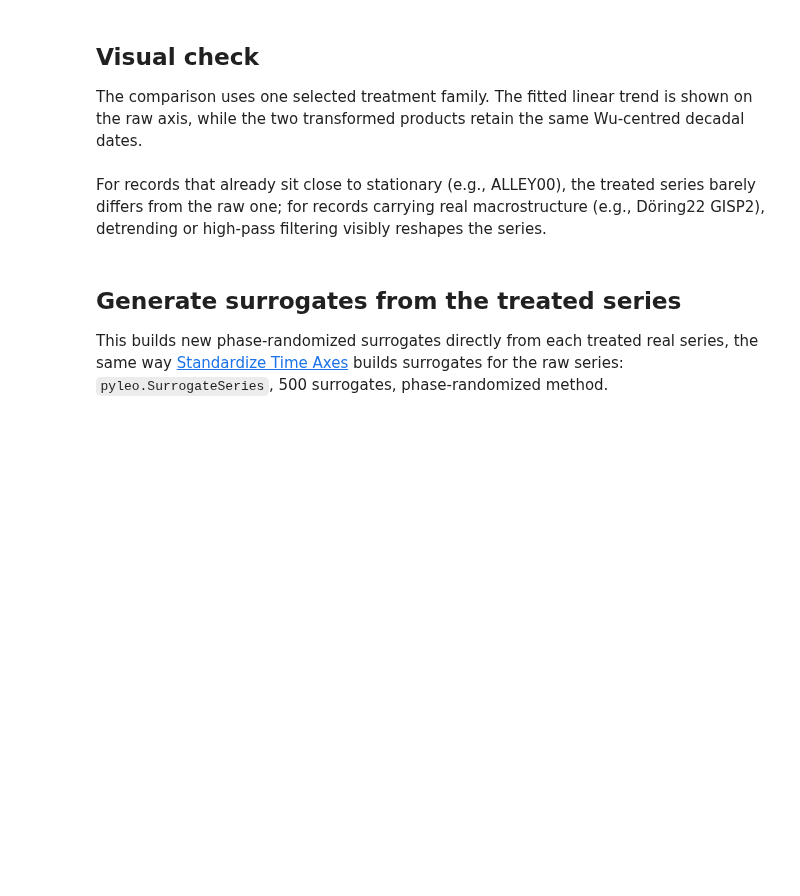
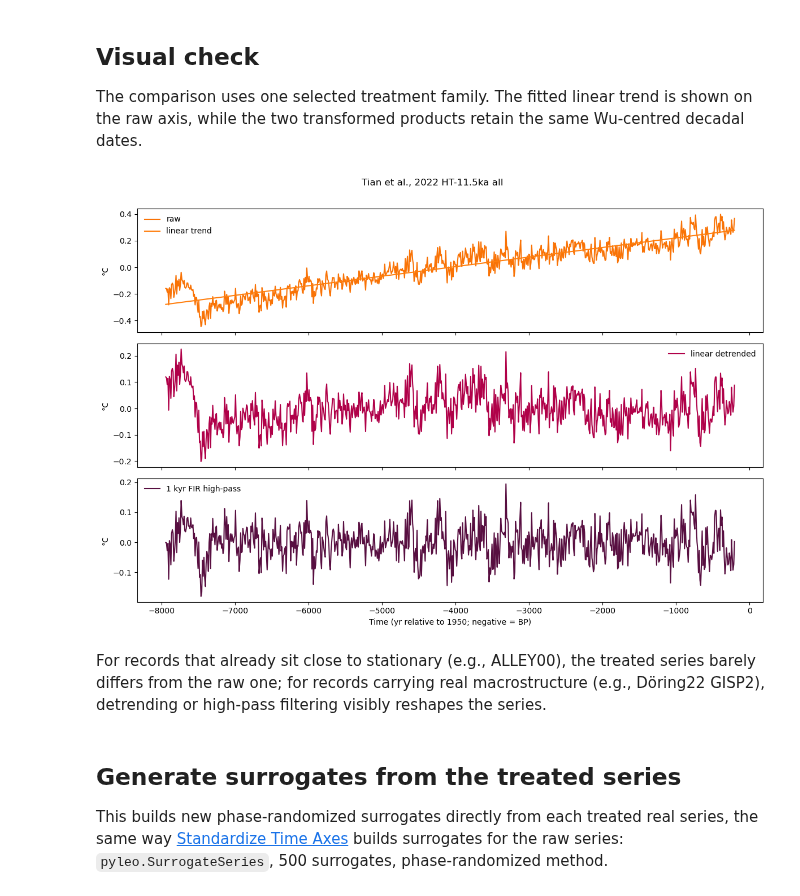
Before and after one commit to LinkedEarth/hol_temp_tsi_ccm_pb, a Jupyter notebook: notebooks/0_Datasets/2_setup__detrend_highpass_1kyr.ipynb, the cells around one changed output. Saved outputs shown, nothing was run; the diff lists cells and outputs as text; code cells hidden in the pictures; blank space fills up the shorter version.

```diff
--- a/notebooks/0_Datasets/2_setup__detrend_highpass_1kyr.ipynb
+++ b/notebooks/0_Datasets/2_setup__detrend_highpass_1kyr.ipynb
@@ -92,7 +104,7 @@ def fir_highpass_values(values, time, period_years=1_000):
     """Apply the reference 1 kyr FIR high-pass filter to a regular series."""
     dt_years = np.median(np.diff(np.asarray(time, dtype=float)))
     sampling_frequency = 1 / dt_years
-    return pyleo.utils.tsutils.firwin(
+    return pyleo.utils.filter.firwin(
         np.asarray(values, dtype=float),
         fc=np.array([1 / period_years, 0.99 * 0.5 * sampling_frequency]),
         fs=sampling_frequency, pad='reflect',
@@ -149,9 +172,9 @@ Same source/treatment color scheme as Fig. S5 ([Raw Data & Power Spectra (Figure
 # %%
 palette_var_groups = {
     "GMST": ["tian22ht115kaallgmst", "erb22dagmst"],
-    "temp": ["alley00gisp2multiproxy", "doering22gisp2t15n", "martin24gisp2tanom", "martin24ngriptanom"],
-    "d18O": ["seierstad14gisp2d18o", "seierstad14ngrip1d18o"],
-    "TSI": ["wu18tsianom", "vieira11tsianom"],
+    "temp": ["alley00gisp2multiproxy", "gisp2alley00tanom", "doering22gisp2t15n", "gisp2doering22t15n", "martin24gisp2tanom", "gisp2martin24tanom", "martin24ngriptanom", "ngripmartin24tanom"],
+    "d18O": ["seierstad14gisp2d18o", "gisp2seierstad14d18o", "seierstad14ngrip1d18o", "ngrip1seierstad14d18o"],
+    "TSI": ["wu18tsianom", "wu18tsi", "vieira11tsianom", "vieira11tsi"],
 }
 
 group_palette_triples = {
@@ -166,11 +189,6 @@ source_to_group = {
     for group_name, source_keys in palette_var_groups.items()
     for source_key in source_keys
 }
-
-def treatment_color(var_object):
-    """Look up this variable's Fig. S5 color by its source group and treatment."""
-    group_name = source_to_group.get(var_object.source_key)
-    return group_palette_triples.get(group_name, {}).get(var_object.treatment)
 # %% [markdown]
 ## Visual check
 
@@ -178,31 +196,34 @@ The comparison uses one selected treatment family. The fitted linear trend is sh
 # %%
 PLOT_RAW_VAR_ID = 'Tian22HT115kaALLGMST'
 
 if PLOT_RAW_VAR_ID not in raw_var_objects:
     print('Run the real-treatment cell first, then rerun this plot cell.')
 else:
     raw_object = raw_var_objects[PLOT_RAW_VAR_ID]
     linear_object = linear_var_objects[PLOT_RAW_VAR_ID]
     highpass_object = highpass_var_objects[PLOT_RAW_VAR_ID]
     time = raw_object.ts[raw_object.time_var]
+    plot_colors = group_palette_triples[source_to_group[PLOT_RAW_VAR_ID.lower()]]
 
     figure, axes = plt.subplots(3, 1, figsize=(12, 8), sharex=True)
-    axes[0].plot(time, raw_object.ts[raw_object.col_name], color=treatment_color(raw_object), label='raw')
+    axes[0].plot(time, raw_object.ts[raw_object.col_name], color=plot_colors['raw'], label='raw')
     axes[0].plot(time, linear_trends[PLOT_RAW_VAR_ID], color='tab:orange', label='linear trend')
-    axes[1].plot(time, linear_object.ts[linear_object.col_name], color=treatment_color(linear_object), label='linear detrended')
-    axes[2].plot(time, highpass_object.ts[highpass_object.col_name], color=treatment_color(highpass_object), label='1 kyr FIR high-pass')
+    axes[1].plot(time, linear_object.ts[linear_object.col_name], color=plot_colors['linearlydetrended'], label='linear detrended')
+    axes[2].plot(time, highpass_object.ts[highpass_object.col_name], color=plot_colors['1kyr'], label='1 kyr FIR high-pass')
 
     for axis in axes:
         axis.legend(frameon=False)
         axis.set_ylabel(raw_object.unit or 'value')
     axes[-1].set_xlabel('Time (yr relative to 1950; negative = BP)')
     figure.suptitle(raw_object.var_label or PLOT_RAW_VAR_ID, y=1.01)
     figure.tight_layout()
+# %% [output]
+[figure, added]
-# %% [markdown]
-For records that already sit close to stationary (e.g., ALLEY00), the treated
-series barely differs from the raw one; for records carrying real macrostructure
-(e.g., Döring22 GISP2), detrending or high-pass filtering visibly reshapes the
-series.
+# %% [markdown]
+For records that already sit close to stationary (e.g., ALLEY00), the treated
+series barely differs from the raw one; for records carrying real macrostructure
+(e.g., Döring22 GISP2), detrending or high-pass filtering visibly reshapes the
+series.
 # %% [markdown]
 ## Generate surrogates from the treated series
 
```
Also changed, not shown: parts of 3 cells of this notebook.
